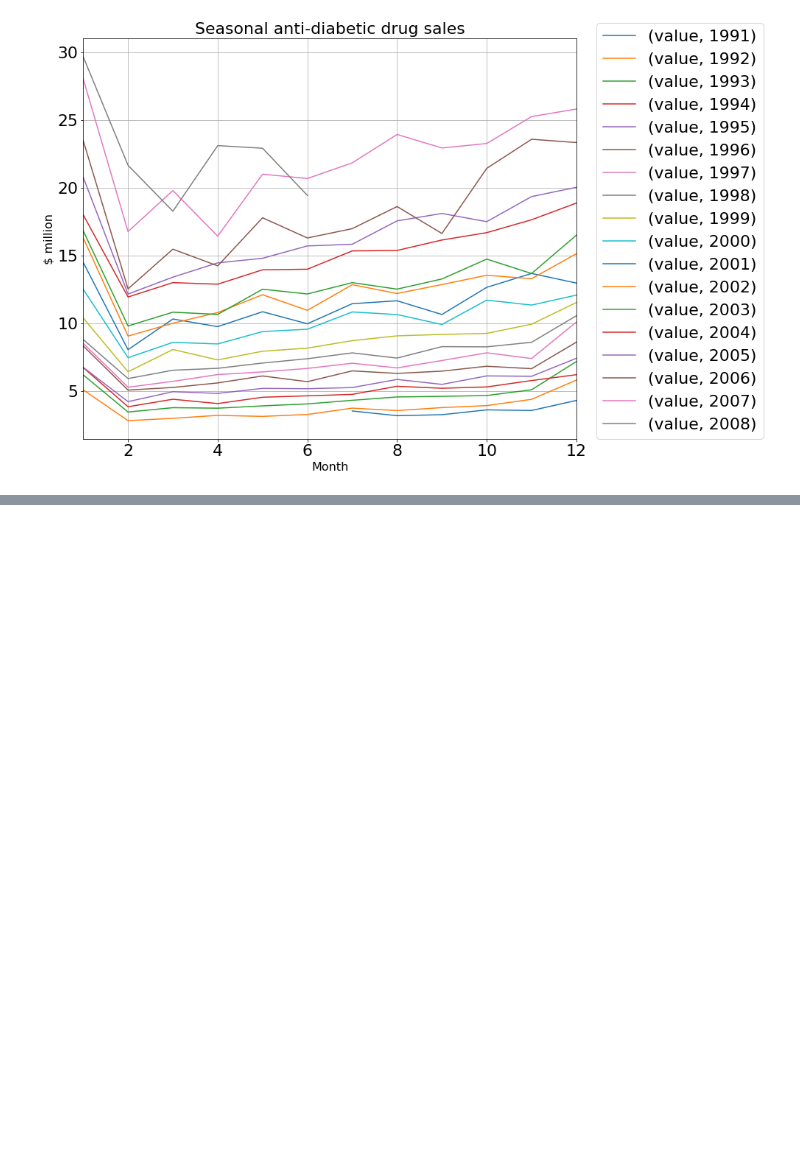
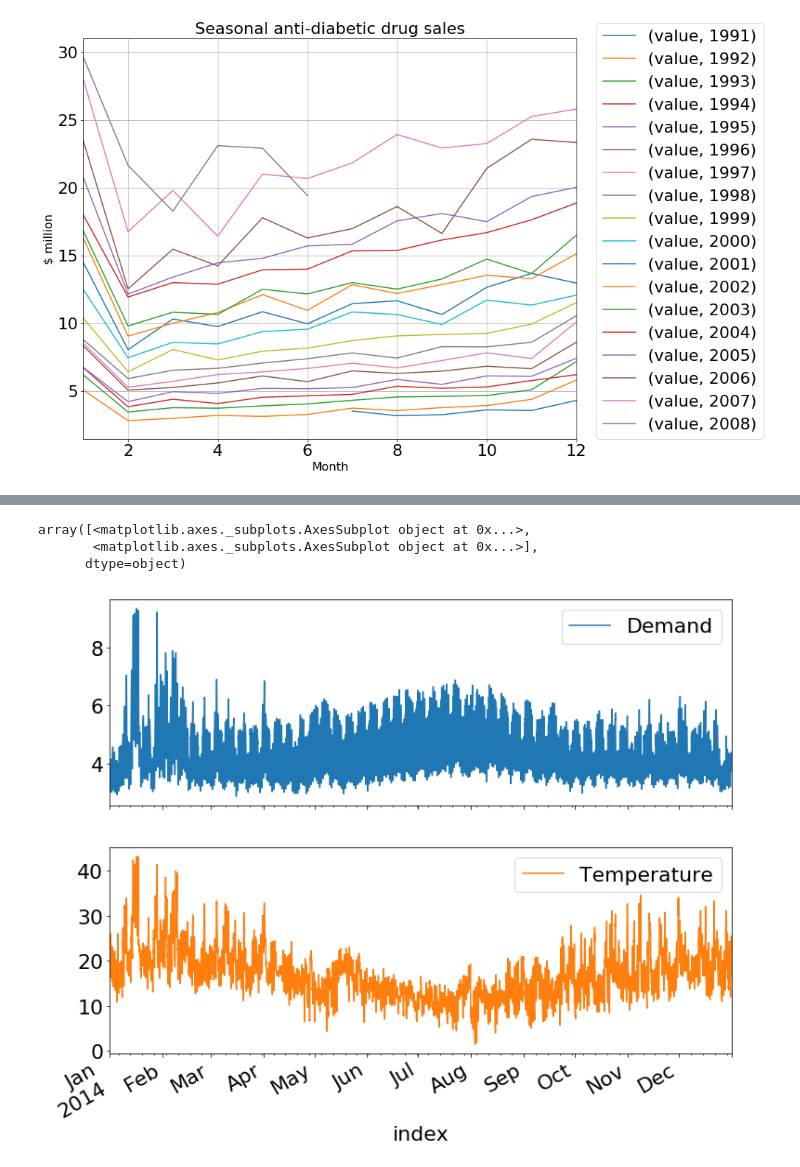
Before and after one commit to robahall/tswalkthrough, a Jupyter notebook: notebooks/1.0-rah-ch2_time_series_graphics.ipynb, the cells around one changed output, grey strips where cells are left out. Drawn from its saved outputs; the diff is of its cells as text; code cells hidden in the pictures; blank space fills up the shorter version.

```diff
--- a/notebooks/1.0-rah-ch2_time_series_graphics.ipynb
+++ b/notebooks/1.0-rah-ch2_time_series_graphics.ipynb
@@ -130,0 +138,4 @@ Interesting features:
+# %%
+elecdemand = pd.read_csv(r"..\data\elecdemand.csv")
+elecdemand['index'] = pd.to_datetime(elecdemand['index'])
+elecdemand.set_index('index', inplace = True)
@@ -130,0 +152,7 @@ Interesting features:
+# %%
+elecdemand[['Demand', 'Temperature']].plot(figsize = (12,10), subplots =True)
+# %% [output]
+array([<matplotlib.axes._subplots.AxesSubplot object at 0x...>,
+       <matplotlib.axes._subplots.AxesSubplot object at 0x...>],
+      dtype=object)
+[figure, added]
```
Also changed, not shown: parts of 7 cells of this notebook.
